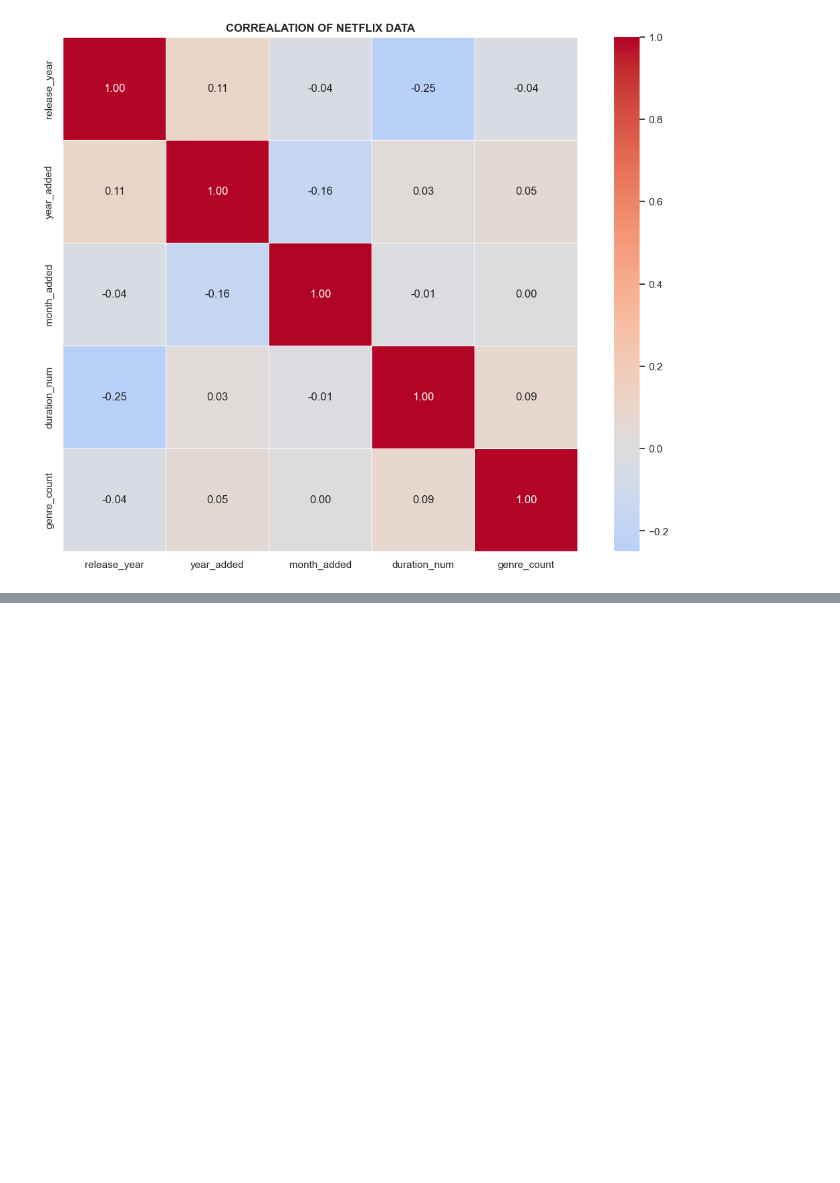
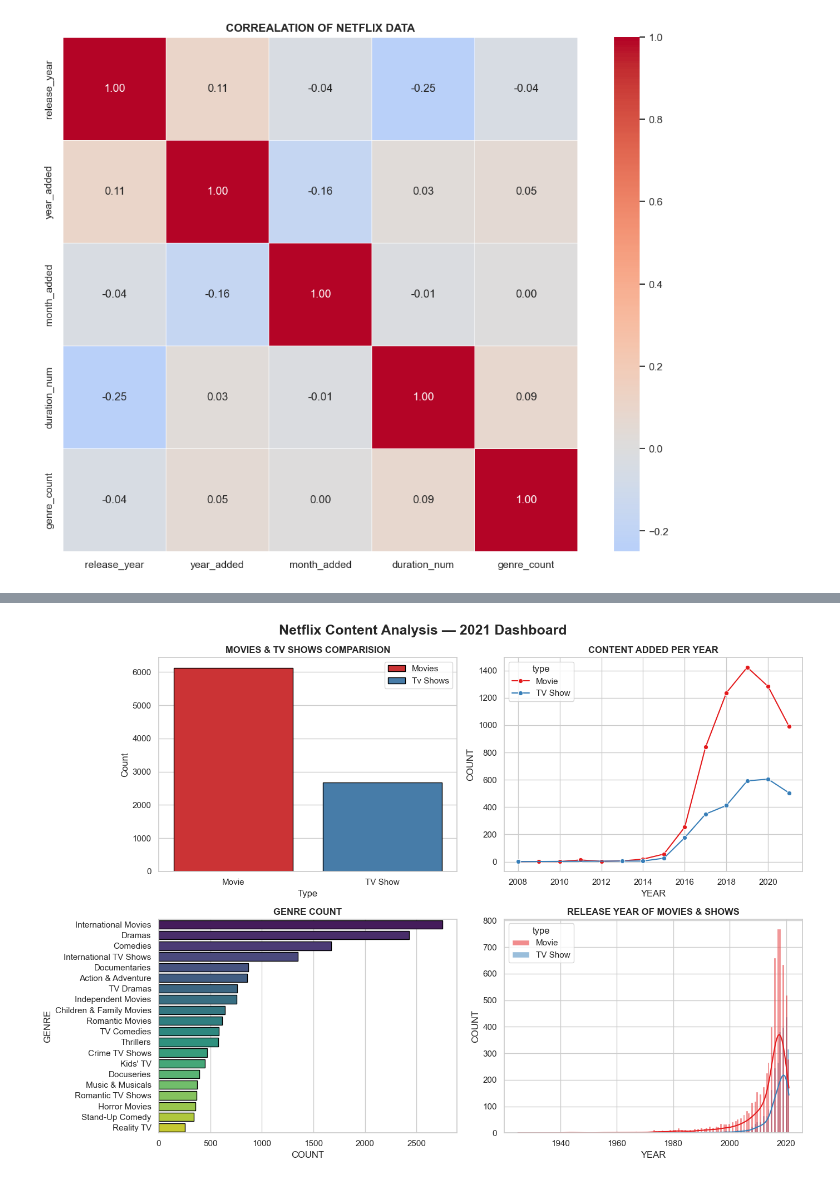
Before and after one commit to Ramcharan-AIML/Matplotlib_Problem_Solving, a Jupyter notebook: Seaborn_Practice.ipynb, the cells around one changed output, grey strips where cells are left out. Saved outputs shown, nothing was run; the diff lists cells and outputs as text; code cells hidden in the pictures; blank space fills up the shorter version.

Commit message:
Completed the 2x2 Dashboard of all plots in netflix data Visualization

```diff
--- a/Seaborn_Practice.ipynb
+++ b/Seaborn_Practice.ipynb
@@ -904,0 +869,78 @@ plt.show()
+# %%
+# TASK - 10
+
+
+# cols = ["release_year", "duration_num",
+#         "genre_count", "year_added", "type"]
+# plt.figure(figsize=(14,10))
+# sns.pairplot(df_netflix[cols].dropna(),
+#              hue="type",
+#              palette="Set1",
+#              diag_kind="hist",
+#              plot_kws={"alpha": 0.5})
+
+# plt.suptitle("Netflix — Pairplot by Content Type",
+#              y=1.02,
+#              fontsize=14,
+#              fontweight="bold")
+# plt.show()
+
+# TASK 10 — Full 2x2 Dashboard
+# Top left:    countplot type
+# Top right:   lineplot yearly trend by type
+# Bottom left: barplot top 10 countries
+# Bottom right: histplot release_year by type
+# Main title: "Netflix Content Analysis — 2021"
+# Write 4 insights — one per chart
+
+plt.figure(figsize=(14, 10))
+plt.suptitle("Netflix Content Analysis — 2021 Dashboard", fontsize=18, fontweight="bold")
+
+# Top left
+plt.subplot(2, 2, 1)
+sns.countplot(data=df_netflix ,x = 'type', palette='Set1', edgecolor='black')
+
+plt.title("MOVIES & TV SHOWS COMPARISION",fontweight = 'bold')
+plt.xlabel("Type")
+plt.ylabel("Count")
+plt.legend(["Movies" , "Tv Shows"])
+
+# Top right
+plt.subplot(2, 2, 2)
+sns.lineplot(data=yearly,
+             x="year_added",
+             y="count",
+             hue="type",
+             marker="o",
+             palette="Set1")
+
+plt.title("CONTENT ADDED PER YEAR",fontweight = 'bold')
+plt.xlabel("YEAR")
+plt.ylabel("COUNT")
+
+# Bottom left
+plt.subplot(2, 2, 3)
+sns.barplot(data=genres, x ='count', y = 'genre', edgecolor = 'black', palette='viridis')
+
+plt.title("GENRE COUNT",fontweight = 'bold')
+plt.xlabel("COUNT")
+plt.ylabel("GENRE")
+
+
+# # Bottom right
+plt.subplot(2, 2, 4)
+sns.histplot(data = df_netflix,x='release_year', hue='type', kde=True, palette='Set1')
+
+plt.title("RELEASE YEAR OF MOVIES & SHOWS",fontweight = 'bold')
+plt.xlabel("RELEASE_YEAR")
+plt.ylabel("COUNT")
+
+plt.tight_layout()
+plt.show()
+
+
+# There are more movies comparing to the tv shows , there is lot gap between movies and shows
+# Netflix usage higly increased 2017 to 2021, the highest peak is at 2019 adn decreased little bit after 19 , we already discussed about this thing previously
+# International movies genre are more comparing to remaining ones, due to every nation moveis are there in netflix right , this one alos discussed before
+# when the netflix came into  the picture  , the release year of movies increases a lot comparing to before, netflix plays a key role for movies releses
+# %% [output]
@@ -905,3 +954,4 @@ plt.show()
+[figure, added]
 # %%
 df_netflix.head(3)
 # %% [output]
```
Also changed, not shown: parts of 2 cells of this notebook.
